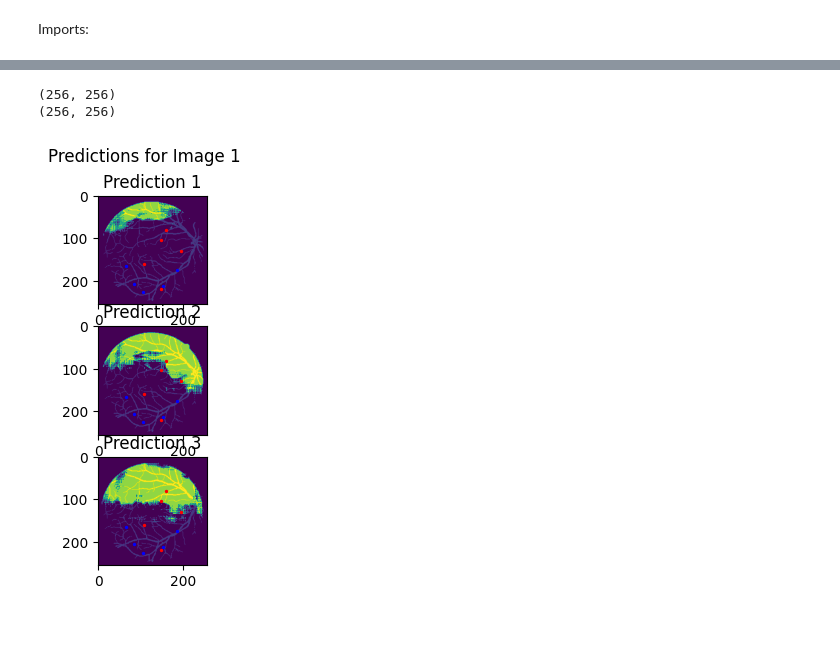
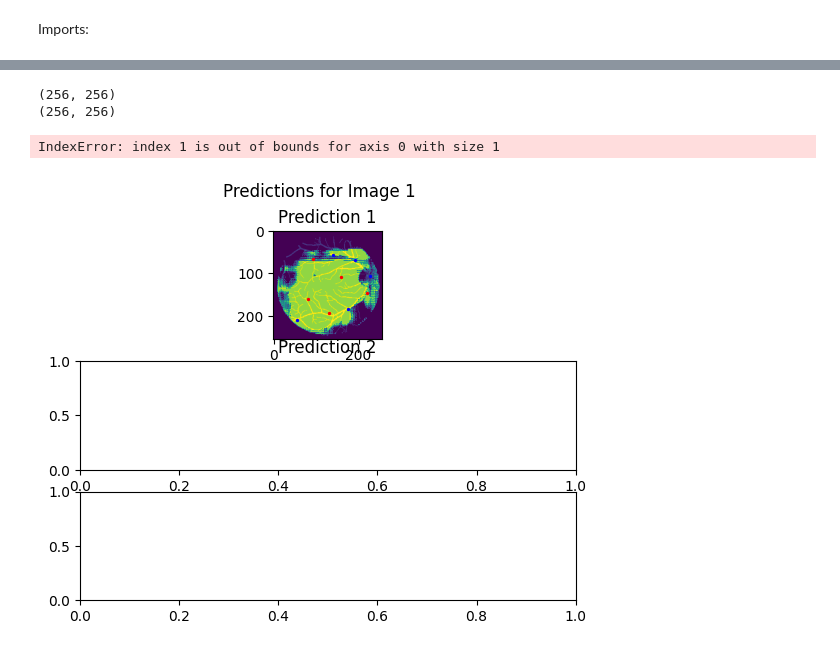
Before and after one commit to miriusz6/SamPeft, a Jupyter notebook: train_real.ipynb, the cells around one changed output, grey strips where cells are left out. Cells and saved outputs as stored; diff of their text form; code cells hidden in the pictures.

Commit message:
implementing score for binary batching

```diff
--- a/train_real.ipynb
+++ b/train_real.ipynb
@@ -27,12 +28,12 @@ args.num_cls = 3
 
 sam = load_model(args)
 # %%
-import pickle
-org_data = load_data()
 
-# save dta as pickle
-with open('data_w_ps.pkl', 'wb') as file:
-    pickle.dump(org_data, file)
+# # org_data = load_data()
+
+# #save dta as pickle
+# with open('data_w_ps.pkl', 'wb') as file:
+#     pickle.dump(org_data, file)
 
 
 with open('data_w_ps.pkl', 'rb') as file:
@@ -48,9 +45,13 @@ distance applied:  45
 2
+# %%
+org_data = EyeData(org_data)
 # %%
-batch_imgs = org_data['image'][0:2]
-batch_masks = org_data['mask'][0:2]
-batch_points = org_data['points'][0:2]
-batch_p_labels = org_data['p_labels'][0:2]
+org_data.divide_into_batches(2)
+batch = org_data.batches[0]
+batch_imgs = batch['image']
+batch_points = batch['points']
+batch_p_labels = batch['p_labels']
+batch_masks = batch['mask']
 features = sammy.encode_img(batch_imgs)
 sparse_embeddings, dense_embeddings = sammy.encode_promts(batch_points, batch_p_labels)
 iou_predictions, low_res_masks = sammy.decode_features(features, sparse_embeddings, dense_embeddings)
@@ -85,9 +113,9 @@ def visualize_predictions(true_mask, low_res_preds, points, p_labels):
     # scatter points
     for i in range(len(ponts)):
         if lbls[i] == 1:
-            axs[0].scatter(ponts[i][0], ponts[i][1], c='blue', s = 2)
+            axs[0].scatter(ponts[i][1], ponts[i][0], c='blue', s = 2)
         else:
-            axs[0].scatter(ponts[i][0], ponts[i][1], c='red', s = 2)
+            axs[0].scatter(ponts[i][1], ponts[i][0], c='red', s = 2)
 
 
     axs[1].set_title('Prediction 2')
@@ -96,9 +124,9 @@ def visualize_predictions(true_mask, low_res_preds, points, p_labels):
     # scatter points
     for i in range(len(ponts)):
         if lbls[i] == 1:
-            axs[1].scatter(ponts[i][0], ponts[i][1], c='blue', s = 2)
+            axs[1].scatter(ponts[i][1], ponts[i][0], c='blue', s = 2)
         else:
-            axs[1].scatter(ponts[i][0], ponts[i][1], c='red', s = 2)
+            axs[1].scatter(ponts[i][1], ponts[i][0], c='red', s = 2)
 
 
     axs[2].set_title('Prediction 3')
@@ -107,9 +135,9 @@ def visualize_predictions(true_mask, low_res_preds, points, p_labels):
     # scatter points with size 2pxs
     for i in range(len(ponts)):
         if lbls[i] == 1:
-            axs[2].scatter(ponts[i][0], ponts[i][1], c='blue', s = 2)
+            axs[2].scatter(ponts[i][1], ponts[i][0], c='blue', s = 2)
         else:
-            axs[2].scatter(ponts[i][0], ponts[i][1], c='red', s = 2)
+            axs[2].scatter(ponts[i][1], ponts[i][0], c='red', s = 2)
     plt.show()
 
 
@@ -123,11 +151,12 @@ def visualize_predictions(true_mask, low_res_preds, points, p_labels):
 # plt.imshow(img1_masks[].detach().cpu().numpy())
 # plt.show()
 # %%
-visualize_predictions(batch_masks[1], low_res_masks[1], batch_points[1], batch_p_labels[1])
+visualize_predictions(batch_masks[0], low_res_masks[0], batch_points[0], batch_p_labels[0])
 # %% [output]
 (256, 256)
 (256, 256)
+IndexError: index 1 is out of bounds for axis 0 with size 1
-[figure, old version]
+[figure, new version]
 # %%
 # #Scientific computing
 # import numpy as np
```
Also changed, not shown: parts of 13 cells of this notebook, 26 other files.
